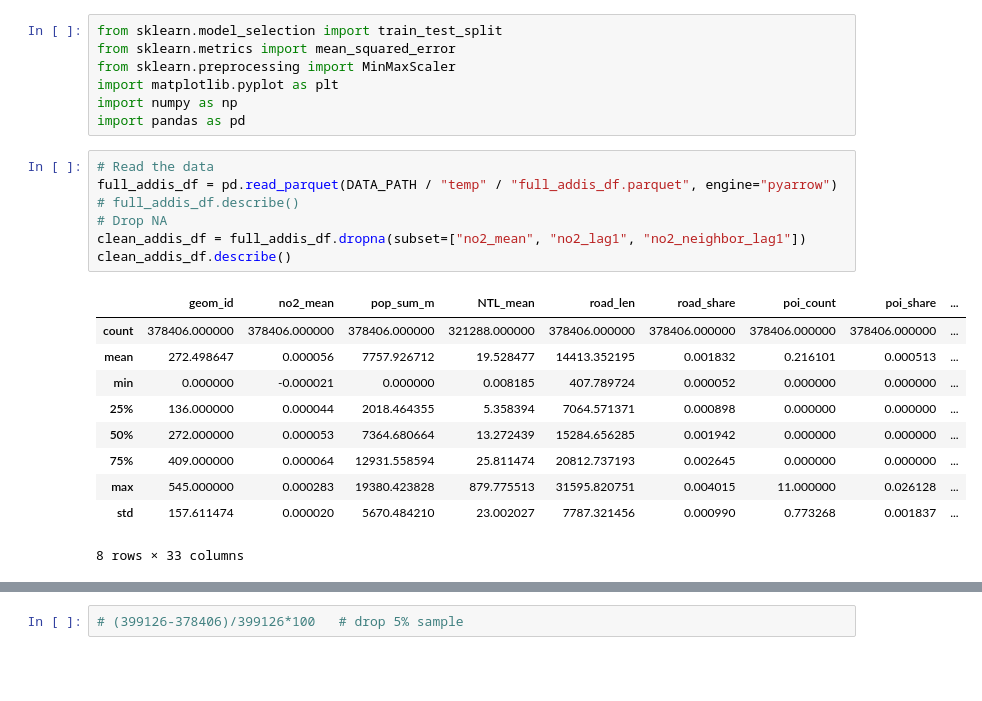
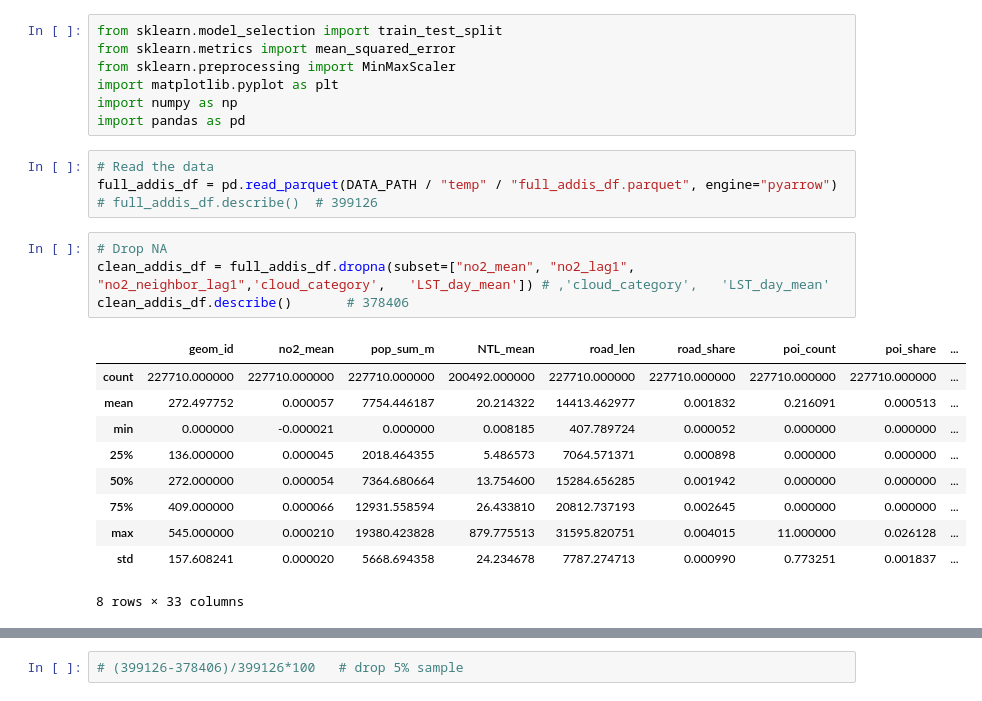
Before and after one commit to yixuan228/air-pollution-mobility-research-project, a Jupyter notebook: notebooks/4_air_pollution_model.ipynb, the cells around one changed output, grey strips where cells are left out. Saved outputs shown, nothing was run; the diff lists cells and outputs as text; blank space fills up the shorter version.

```diff
--- a/notebooks/4_air_pollution_model.ipynb
+++ b/notebooks/4_air_pollution_model.ipynb
@@ -234,18 +234,19 @@ import pandas as pd
 # %%
 # Read the data
 full_addis_df = pd.read_parquet(DATA_PATH / "temp" / "full_addis_df.parquet", engine="pyarrow")
-# full_addis_df.describe()
-# Drop NA
-clean_addis_df = full_addis_df.dropna(subset=["no2_mean", "no2_lag1", "no2_neighbor_lag1"])
-clean_addis_df.describe()
+# full_addis_df.describe()  # 399126
-# %% [output]
-|  | geom_id | no2_mean | pop_sum_m | NTL_mean | road_len | road_share | poi_count | poi_share | ... |
-| count | 378406.000000 | 378406.000000 | 378406.000000 | 321288.000000 | 378406.000000 | 378406.000000 | 378406.000000 | 378406.000000 | ... |
-| mean | 272.498647 | 0.000056 | 7757.926712 | 19.528477 | 14413.352195 | 0.001832 | 0.216101 | 0.000513 | ... |
-| min | 0.000000 | -0.000021 | 0.000000 | 0.008185 | 407.789724 | 0.000052 | 0.000000 | 0.000000 | ... |
-| 25% | 136.000000 | 0.000044 | 2018.464355 | 5.358394 | 7064.571371 | 0.000898 | 0.000000 | 0.000000 | ... |
-| 50% | 272.000000 | 0.000053 | 7364.680664 | 13.272439 | 15284.656285 | 0.001942 | 0.000000 | 0.000000 | ... |
-| 75% | 409.000000 | 0.000064 | 12931.558594 | 25.811474 | 20812.737193 | 0.002645 | 0.000000 | 0.000000 | ... |
-| max | 545.000000 | 0.000283 | 19380.423828 | 879.775513 | 31595.820751 | 0.004015 | 11.000000 | 0.026128 | ... |
-| std | 157.611474 | 0.000020 | 5670.484210 | 23.002027 | 7787.321456 | 0.000990 | 0.773268 | 0.001837 | ... |
-8 rows × 33 columns
+# %%
+# Drop NA
+clean_addis_df = full_addis_df.dropna(subset=["no2_mean", "no2_lag1", "no2_neighbor_lag1",'cloud_category',	'LST_day_mean']) # ,'cloud_category',	'LST_day_mean'
+clean_addis_df.describe()       # 378406
+# %% [output]
+|  | geom_id | no2_mean | pop_sum_m | NTL_mean | road_len | road_share | poi_count | poi_share | ... |
+| count | 227710.000000 | 227710.000000 | 227710.000000 | 200492.000000 | 227710.000000 | 227710.000000 | 227710.000000 | 227710.000000 | ... |
+| mean | 272.497752 | 0.000057 | 7754.446187 | 20.214322 | 14413.462977 | 0.001832 | 0.216091 | 0.000513 | ... |
+| min | 0.000000 | -0.000021 | 0.000000 | 0.008185 | 407.789724 | 0.000052 | 0.000000 | 0.000000 | ... |
+| 25% | 136.000000 | 0.000045 | 2018.464355 | 5.486573 | 7064.571371 | 0.000898 | 0.000000 | 0.000000 | ... |
+| 50% | 272.000000 | 0.000054 | 7364.680664 | 13.754600 | 15284.656285 | 0.001942 | 0.000000 | 0.000000 | ... |
+| 75% | 409.000000 | 0.000066 | 12931.558594 | 26.433810 | 20812.737193 | 0.002645 | 0.000000 | 0.000000 | ... |
+| max | 545.000000 | 0.000210 | 19380.423828 | 879.775513 | 31595.820751 | 0.004015 | 11.000000 | 0.026128 | ... |
+| std | 157.608241 | 0.000020 | 5668.694358 | 24.234678 | 7787.274713 | 0.000990 | 0.773251 | 0.001837 | ... |
+8 rows × 33 columns
```
Also changed, not shown: parts of 19 cells of this notebook, 2 other files.
